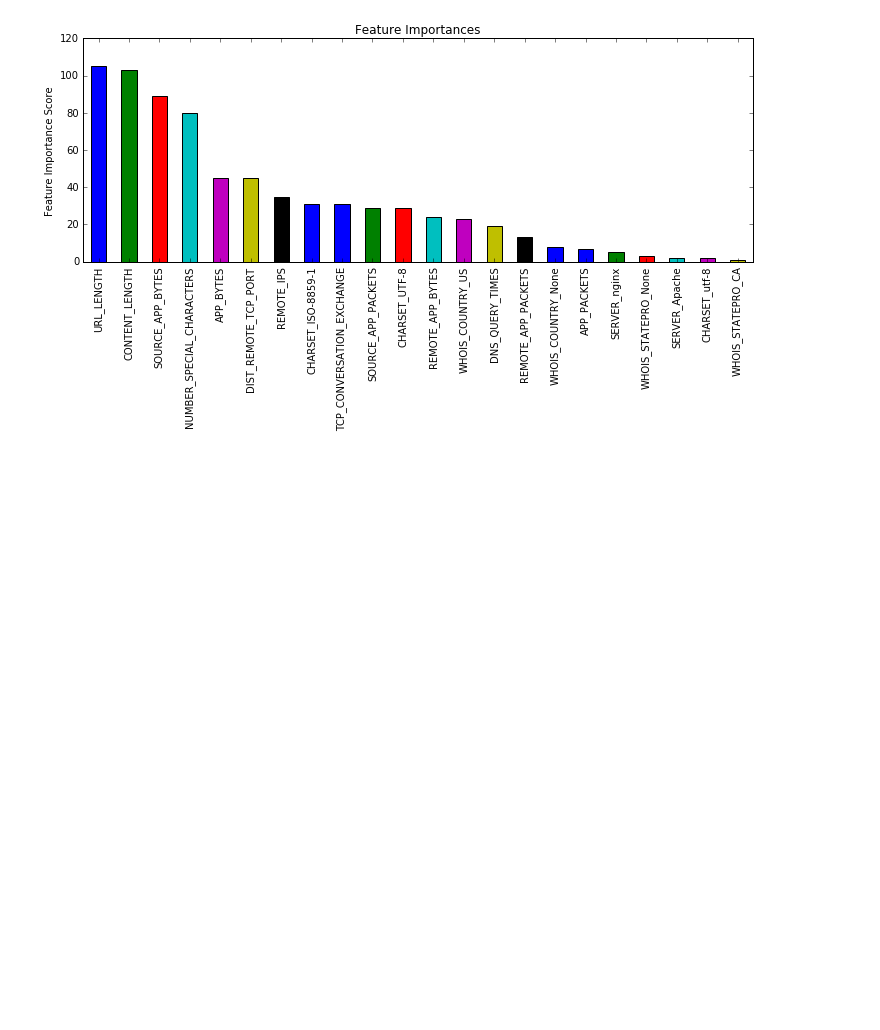
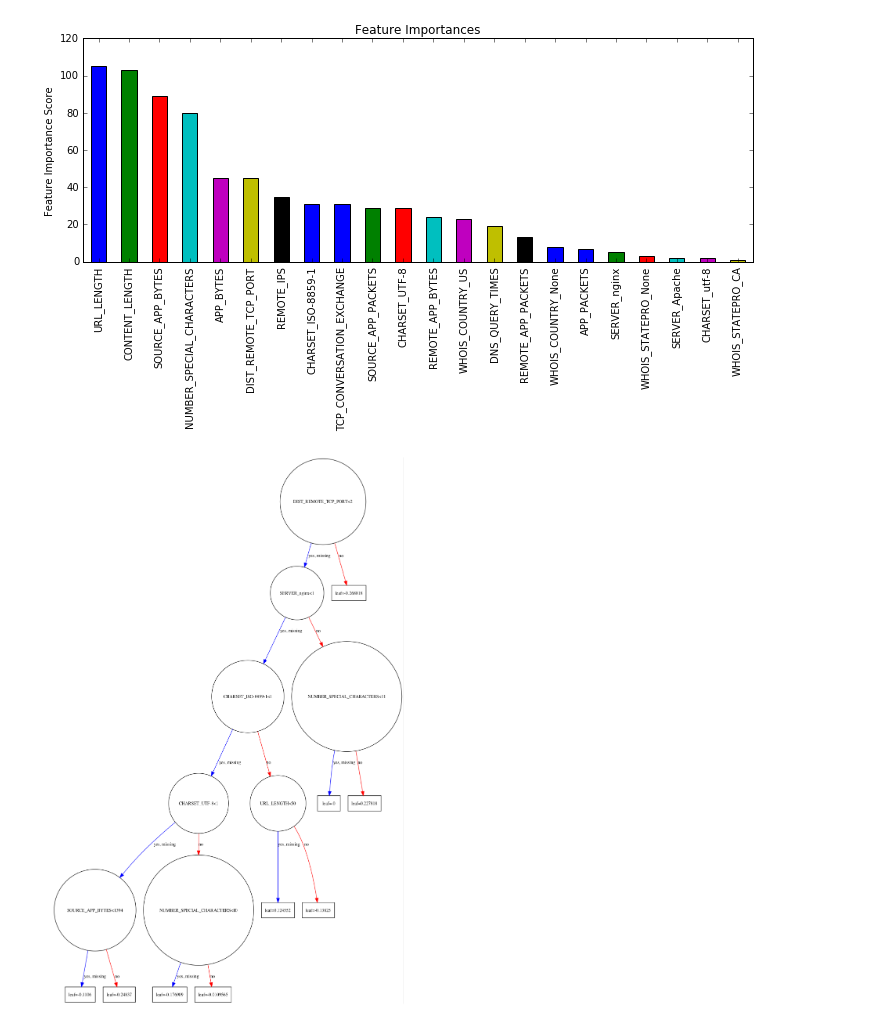
Before and after one commit to tmbernardo/malicious-website-classifier, a Jupyter notebook: malben_clf.ipynb, the cells around one changed output. Drawn from its saved outputs; the diff is of its cells as text; code cells hidden in the pictures; blank space fills up the shorter version.

Commit message:
added tree visualization

```diff
--- a/malben_clf.ipynb
+++ b/malben_clf.ipynb
@@ -475,3 +476,10 @@ Model Report
 Accuracy : 0.9969
 AUC Score (Train): 0.999964
 [figure]
+# %%
+plot_tree(xgb4)
+fig = plt.gcf()
+fig.set_size_inches(25,25)
+plt.show()
+# %% [output]
+[figure, added]
```
Also changed, not shown: parts of 1 cell of this notebook.
